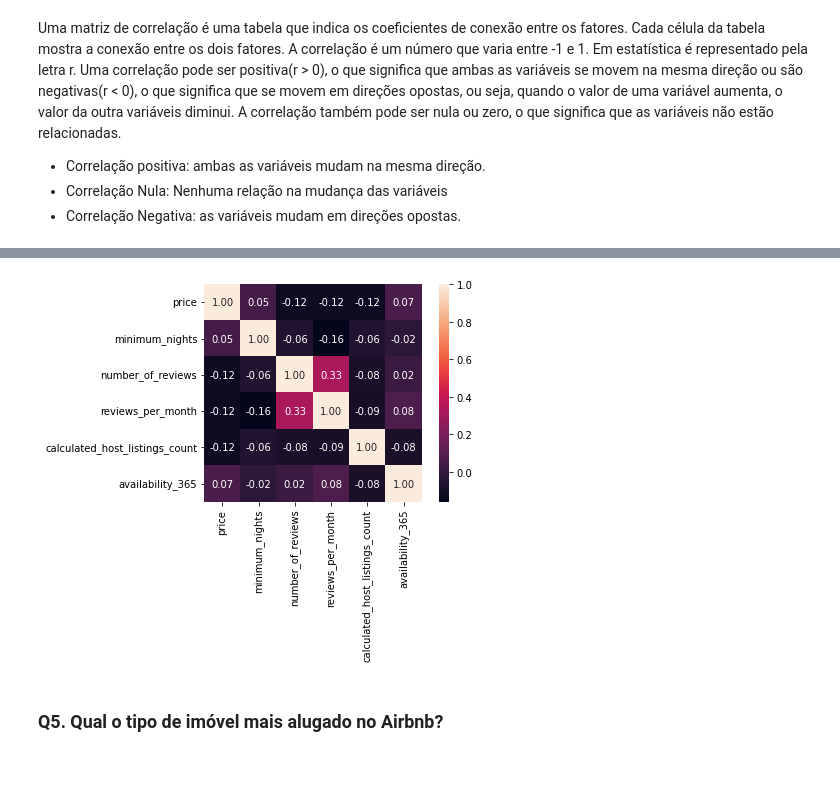
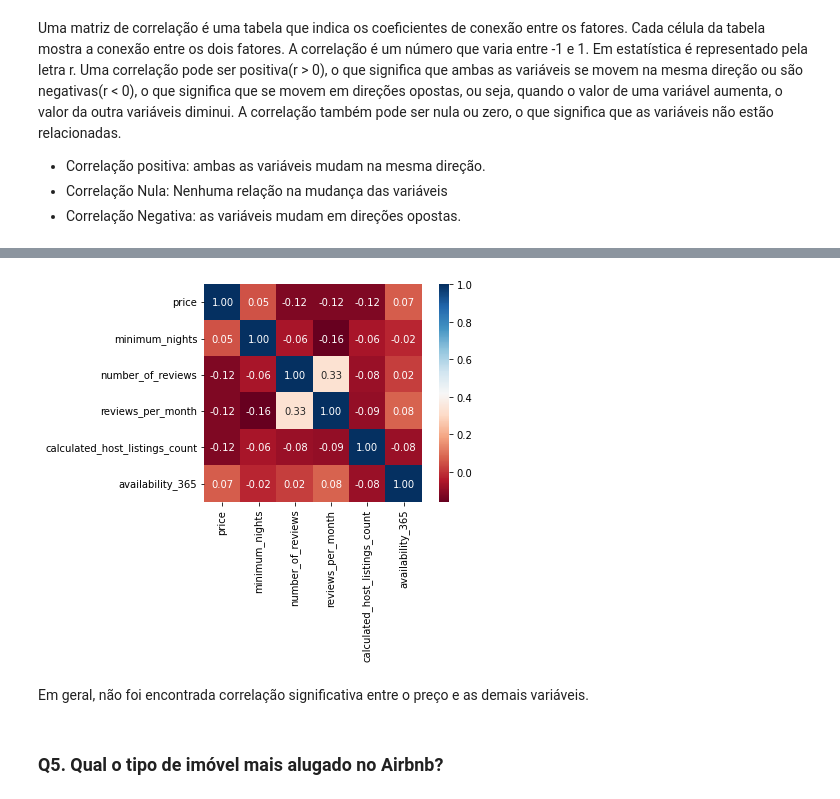
Before and after one commit to IsWallison/Project_airbnb, a Jupyter notebook: Analisando_os_Dados_do_Airbnb.ipynb, the cells around one changed output, grey strips where cells are left out. Saved outputs shown, nothing was run; the diff lists cells and outputs as text; code cells hidden in the pictures; blank space fills up the shorter version.

```diff
--- a/Analisando_os_Dados_do_Airbnb.ipynb
+++ b/Analisando_os_Dados_do_Airbnb.ipynb
@@ -298,9 +298,12 @@ corr
 | availability_365 | 0.07 | -0.02 | 0.02 | 0.08 | -0.08 | 1.00 |
 # %%
 # plotar um heatmap a partir das correlações
-sns.heatmap(corr,fmt='.2f', square=True,linecolor='white', annot=True);
+#sns.heatmap(corr,fmt='.2f', square=True,linecolor='white', annot=True);
+sns.heatmap(corr, cmap = 'RdBu', fmt='.2f', square = True , linecolor='white', annot= True);
 # %% [output]
-[figure, old version]
+[figure, new version]
+# %% [markdown]
+Em geral, não foi encontrada correlação significativa entre o preço e as demais variáveis.
 # %% [markdown]
 ### **Q5. Qual o tipo de imóvel mais alugado no Airbnb?**
 # %% [markdown]
```
Also changed, not shown: parts of 4 cells of this notebook.
